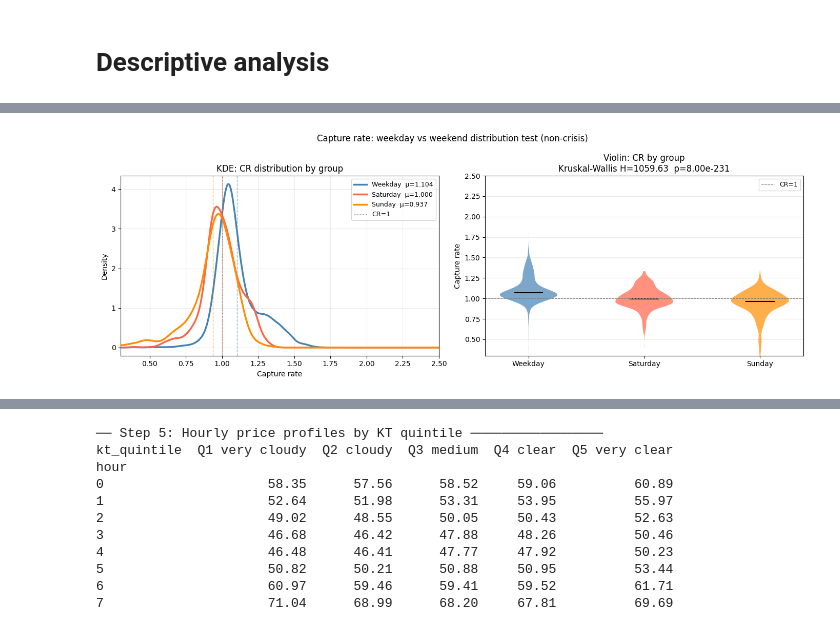
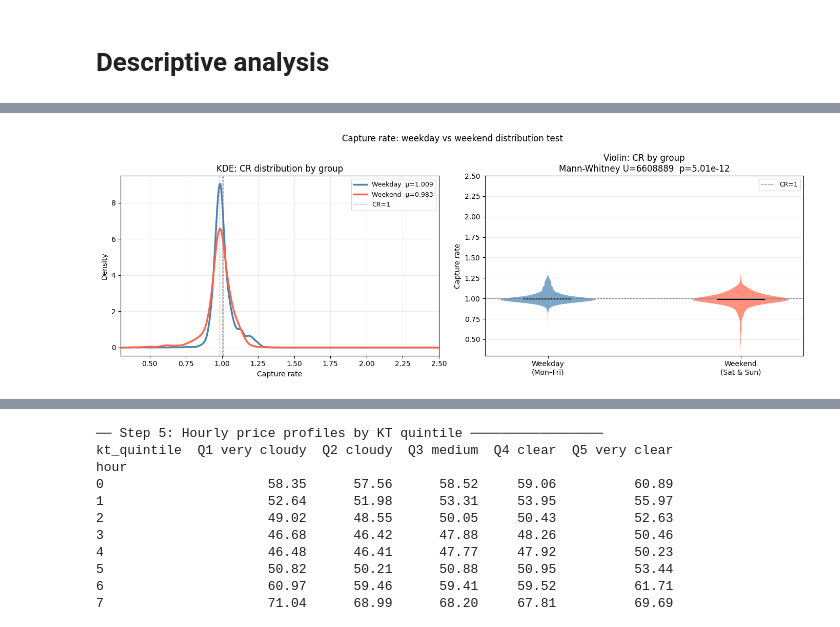
Before and after one commit to lucasmonero/Greenfin_Thesis, a Jupyter notebook: Code/Modelling/Capture Price Model.ipynb, the cells around one changed output, grey strips where cells are left out. Saved outputs shown, nothing was run; the diff lists cells and outputs as text; code cells hidden in the pictures.

```diff
--- a/Code/Modelling/Capture Price Model.ipynb
+++ b/Code/Modelling/Capture Price Model.ipynb
@@ -128,9 +145,10 @@ daily_cp
 | 7669 | 2025-12-31 | 104.540672 | 1997.904923 | 2097.741956 | 10.0 |
 7670 rows × 5 columns
 # %%
-# daily mean price (all clean hours including night)
+# market price = unweighted mean during daylight hours (GHI > 0)
+# matches the time window of capture_price for a consistent CR definition
 daily_mean = (
-    df_hourly
+    df_daylight
     .groupby("date")["price_NORD_EURMWh"]
     .mean()
     .rename("market_price")
@@ -445,63 +497,39 @@ for d, label in zip(day_order, day_labels):
 # %%
-# ── Statistical test: CR distribution weekday vs Saturday vs Sunday ───────────
+# ── Statistical test: CR distribution weekday vs weekend ─────────────────────
 from scipy.stats import kruskal, mannwhitneyu, ks_2samp
 
 df_dow = df_daily[
-    df_daily["capture_rate"].between(0, 3) &
-    (df_daily["crisis"] == 0)
+    df_daily["capture_rate"].between(0, 3)
 ].copy()
-df_dow["weekday_name"] = df_dow["date"].dt.day_name()
+df_dow["is_weekend"] = df_dow["date"].dt.dayofweek >= 5
 
-cr_weekday = df_dow.loc[df_dow["weekday_name"].isin(
-    ["Monday","Tuesday","Wednesday","Thursday","Friday"]), "capture_rate"].values
-cr_saturday = df_dow.loc[df_dow["weekday_name"] == "Saturday", "capture_rate"].values
-cr_sunday   = df_dow.loc[df_dow["weekday_name"] == "Sunday",   "capture_rate"].values
+cr_weekday = df_dow.loc[~df_dow["is_weekend"], "capture_rate"].values
+cr_weekend = df_dow.loc[ df_dow["is_weekend"], "capture_rate"].values
 
-# ── 1. Kruskal-Wallis: any difference across the 3 groups? ───────────────────
-kw_stat, kw_p = kruskal(cr_weekday, cr_saturday, cr_sunday)
+# ── Mann-Whitney U + KS ───────────────────────────────────────────────────────
+mw_stat, mw_p = mannwhitneyu(cr_weekday, cr_weekend, alternative="two-sided")
+ks_stat, ks_p = ks_2samp(cr_weekday, cr_weekend)
 
-# ── 2. Pairwise Mann-Whitney U (with Bonferroni correction, 3 pairs) ─────────
-pairs = [
-    ("Weekday", "Saturday", cr_weekday,  cr_saturday),
-    ("Weekday", "Sunday",   cr_weekday,  cr_sunday),
-    ("Saturday","Sunday",   cr_saturday, cr_sunday),
-]
-alpha_bonf = 0.05 / len(pairs)
-
-mw_results = []
-for a_name, b_name, a, b in pairs:
-    stat, p = mannwhitneyu(a, b, alternative="two-sided")
-    ks_stat, ks_p = ks_2samp(a, b)
-    mw_results.append((a_name, b_name, stat, p, ks_stat, ks_p))
-
-# ── 3. Print results ──────────────────────────────────────────────────────────
-print("── Kruskal-Wallis (overall) ──────────────────────────────────────────")
-print(f"  H={kw_stat:.4f}  p={kw_p:.4e}  "
-      f"{'*** significant' if kw_p < 0.001 else '** significant' if kw_p < 0.01 else 'n.s.'}")
-
-print(f"\n── Pairwise tests (Bonferroni α={alpha_bonf:.4f}) ────────────────────")
-print(f"  {'Pair':<22} {'Mann-Whitney U':>14}  {'p-value':>10}  {'sig':>5}  "
-      f"{'KS stat':>8}  {'KS p':>10}")
-for a_name, b_name, stat, p, ks_stat, ks_p in mw_results:
-    sig = "***" if p < alpha_bonf/10 else "**" if p < alpha_bonf else "*" if p < 0.05 else "n.s."
-    print(f"  {a_name+' vs '+b_name:<22} {stat:>14.1f}  {p:>10.4e}  {sig:>5}  "
-          f"{ks_stat:>8.4f}  {ks_p:>10.4e}")
+# ── print results ─────────────────────────────────────────────────────────────
+print("── Weekday vs Weekend CR distribution test ──────────────────────────")
+print(f"\n  Mann-Whitney U = {mw_stat:.1f}  p = {mw_p:.4e}  "
+      f"{'*** significant' if mw_p < 0.001 else '** significant' if mw_p < 0.01 else 'n.s.'}")
+print(f"  KS stat       = {ks_stat:.4f}   p = {ks_p:.4e}")
 
 print(f"\n── Group descriptives ────────────────────────────────────────────────")
 print(f"  {'Group':<12} {'n':>6} {'mean':>7} {'median':>8} {'std':>7} {'p25':>7} {'p75':>7}")
-for name, arr in [("Weekday", cr_weekday), ("Saturday", cr_saturday), ("Sunday", cr_sunday)]:
+for name, arr in [("Weekday", cr_weekday), ("Weekend", cr_weekend)]:
     print(f"  {name:<12} {len(arr):>6} {arr.mean():>7.4f} {np.median(arr):>8.4f} "
           f"{arr.std():>7.4f} {np.percentile(arr,25):>7.4f} {np.percentile(arr,75):>7.4f}")
 
-# ── 4. Plot: KDE overlay for the 3 groups ────────────────────────────────────
+# ── KDE + violin ──────────────────────────────────────────────────────────────
 from scipy.stats import gaussian_kde
 
 fig, axes = plt.subplots(1, 2, figsize=(14, 5))
 
 x_grid = np.linspace(0.3, 2.5, 400)
 for name, arr, color in [("Weekday", cr_weekday, "steelblue"),
-                          ("Saturday", cr_saturday, "tomato"),
-                          ("Sunday",   cr_sunday,   "darkorange")]:
+                          ("Weekend", cr_weekend,  "tomato")]:
     kde = gaussian_kde(arr)
     axes[0].plot(x_grid, kde(x_grid), lw=2.5, color=color,
                  label=f"{name}  μ={arr.mean():.3f}")
@@ -515,31 +543,28 @@ axes[0].set_title("KDE: CR distribution by group")
 axes[0].legend(fontsize=9)
 axes[0].grid(alpha=0.25)
 
-# violin plot
 parts = axes[1].violinplot(
-    [cr_weekday, cr_saturday, cr_sunday],
-    positions=[1, 2, 3],
+    [cr_weekday, cr_weekend],
+    positions=[1, 2],
     showmedians=True,
     showextrema=False,
 )
-colors_v = ["steelblue", "tomato", "darkorange"]
-for pc, color in zip(parts["bodies"], colors_v):
+for pc, color in zip(parts["bodies"], ["steelblue", "tomato"]):
     pc.set_facecolor(color)
     pc.set_alpha(0.7)
 parts["cmedians"].set_color("black")
 
-axes[1].set_xticks([1, 2, 3])
-axes[1].set_xticklabels(["Weekday", "Saturday", "Sunday"])
+axes[1].set_xticks([1, 2])
+axes[1].set_xticklabels(["Weekday\n(Mon–Fri)", "Weekend\n(Sat & Sun)"])
 axes[1].axhline(1.0, color="grey", lw=0.8, ls="--", label="CR=1")
 axes[1].set_ylabel("Capture rate")
 axes[1].set_ylim(0.3, 2.5)
 axes[1].set_title(f"Violin: CR by group\n"
-                  f"Kruskal-Wallis H={kw_stat:.2f}  p={kw_p:.2e}")
+                  f"Mann-Whitney U={mw_stat:.0f}  p={mw_p:.2e}")
 axes[1].legend(fontsize=9)
 axes[1].grid(alpha=0.25, axis="y")
 
-plt.suptitle("Capture rate: weekday vs weekend distribution test (non-crisis)",
-             fontsize=12)
+plt.suptitle("Capture rate: weekday vs weekend distribution test", fontsize=12)
 plt.tight_layout()
 plt.show()
 # %% [output]
@@ -560 +580 @@ plt.show()
-[figure, old version]
+[figure, new version]
```
Also changed, not shown: parts of 52 cells of this notebook, 14 other files.
